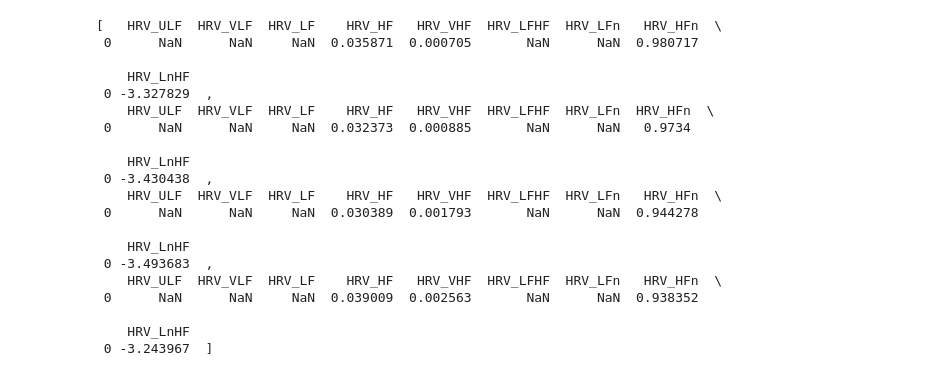
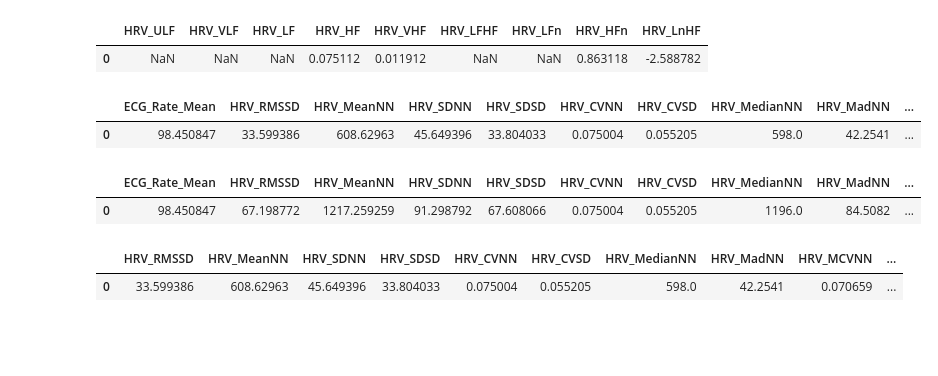
Before and after one commit to johnnyzhang295/HOME, a Jupyter notebook: plotting/PSD Plotting for ECG Piloting.ipynb, the cells around one changed output. Drawn from its saved outputs; the diff is of its cells as text; code cells hidden in the pictures; blank space fills up the shorter version.

Commit message:
fix sampling rates

```diff
--- a/plotting/PSD Plotting for ECG Piloting.ipynb
+++ b/plotting/PSD Plotting for ECG Piloting.ipynb
@@ -12,7 +12,7 @@ import pickle
 import xlsxwriter
 
 #Change this for each participant
-part_number = '203'
+part_number = '215'
 
 # Set matplotlib parameters for displaying graphs
 sns.set_style('darkgrid')
@@ -174,26 +167,3 @@ plt.close('all')
-# %%
-hrv_low
-# %% [output]
-[   HRV_ULF  HRV_VLF  HRV_LF    HRV_HF   HRV_VHF  HRV_LFHF  HRV_LFn   HRV_HFn  \
- 0      NaN      NaN     NaN  0.035871  0.000705       NaN      NaN  0.980717
-
-    HRV_LnHF
- 0 -3.327829  ,
-    HRV_ULF  HRV_VLF  HRV_LF    HRV_HF   HRV_VHF  HRV_LFHF  HRV_LFn  HRV_HFn  \
- 0      NaN      NaN     NaN  0.032373  0.000885       NaN      NaN   0.9734
-
-    HRV_LnHF
- 0 -3.430438  ,
-    HRV_ULF  HRV_VLF  HRV_LF    HRV_HF   HRV_VHF  HRV_LFHF  HRV_LFn   HRV_HFn  \
- 0      NaN      NaN     NaN  0.030389  0.001793       NaN      NaN  0.944278
-
-    HRV_LnHF
- 0 -3.493683  ,
-    HRV_ULF  HRV_VLF  HRV_LF    HRV_HF   HRV_VHF  HRV_LFHF  HRV_LFn   HRV_HFn  \
- 0      NaN      NaN     NaN  0.039009  0.002563       NaN      NaN  0.938352
-
-    HRV_LnHF
- 0 -3.243967  ]
 # %%
 filepath = '../data/part'+part_number+'/HRV_HFn.csv'
 f=open(filepath,'ab')
@@ -204,3 +174,24 @@ for iind in range(4):
 for iind in range(4):
     np.savetxt(f,hrv_high[iind])
 f.close()
+# %%
+hrv_high[1]
+# %% [output]
+|  | HRV_ULF | HRV_VLF | HRV_LF | HRV_HF | HRV_VHF | HRV_LFHF | HRV_LFn | HRV_HFn | HRV_LnHF |
+| 0 | NaN | NaN | NaN | 0.075112 | 0.011912 | NaN | NaN | 0.863118 | -2.588782 |
+# %%
+display(nk.ecg_intervalrelated(ecg_pilot_interval[1],sampling_rate=2000))
+# %% [output]
+|  | ECG_Rate_Mean | HRV_RMSSD | HRV_MeanNN | HRV_SDNN | HRV_SDSD | HRV_CVNN | HRV_CVSD | HRV_MedianNN | HRV_MadNN | ... |
+| 0 | 98.450847 | 33.599386 | 608.62963 | 45.649396 | 33.804033 | 0.075004 | 0.055205 | 598.0 | 42.2541 | ... |
+# %%
+display(nk.ecg_intervalrelated(ecg_pilot_interval[1]))
+# %% [output]
+|  | ECG_Rate_Mean | HRV_RMSSD | HRV_MeanNN | HRV_SDNN | HRV_SDSD | HRV_CVNN | HRV_CVSD | HRV_MedianNN | HRV_MadNN | ... |
+| 0 | 98.450847 | 67.198772 | 1217.259259 | 91.298792 | 67.608066 | 0.075004 | 0.055205 | 1196.0 | 84.5082 | ... |
+# %%
+
+nk.hrv(ecg_pilot_interval[1]['ECG_R_Peaks'], sampling_rate=2000, show=False)
+# %% [output]
+|  | HRV_RMSSD | HRV_MeanNN | HRV_SDNN | HRV_SDSD | HRV_CVNN | HRV_CVSD | HRV_MedianNN | HRV_MadNN | HRV_MCVNN | ... |
+| 0 | 33.599386 | 608.62963 | 45.649396 | 33.804033 | 0.075004 | 0.055205 | 598.0 | 42.2541 | 0.070659 | ... |
```
Also changed, not shown: parts of 15 cells of this notebook, 2 other files.
